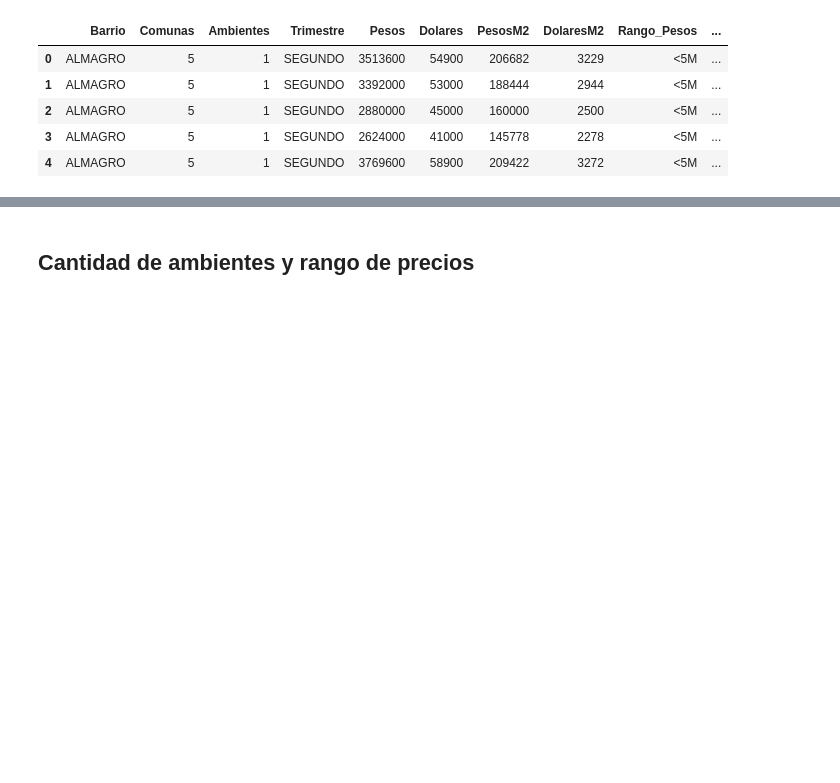
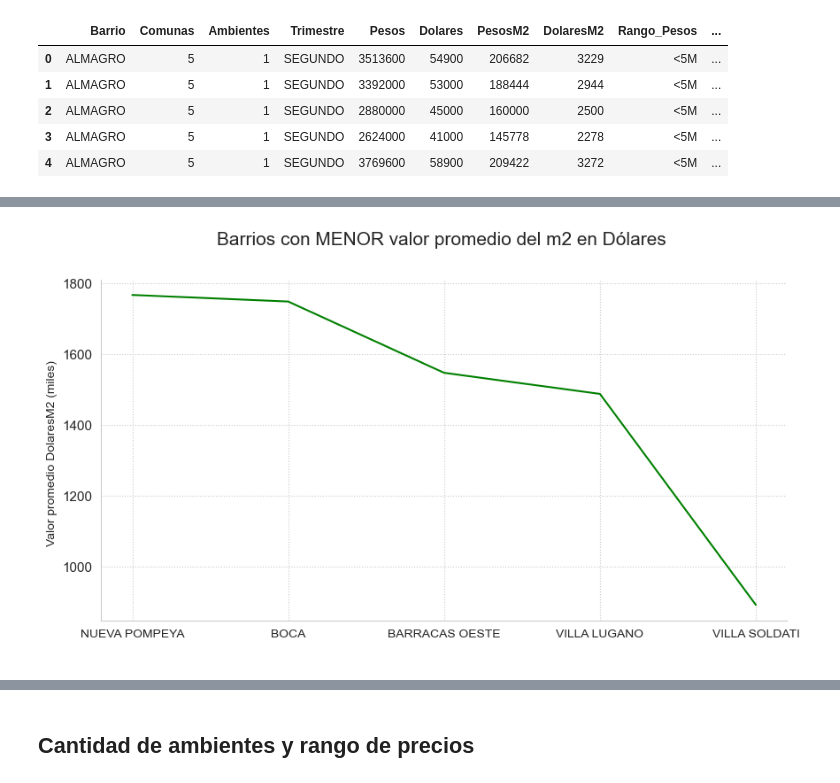
Before and after one commit to tami-pilla/DepartamentosAlquiler_Python, a Jupyter notebook: Análisis Exploratorio - Departamentos en Venta 2020.ipynb, the cells around one changed output, grey strips where cells are left out. Cells and saved outputs as stored; diff of their text form; code cells hidden in the pictures; blank space fills up the shorter version.

```diff
--- a/Análisis Exploratorio - Departamentos en Venta 2020.ipynb
+++ b/Análisis Exploratorio - Departamentos en Venta 2020.ipynb
@@ -64,17 +73,0 @@ top5_menor_prom_dM2_barrio
-# %%
-plt.figure(figsize=(10,5))
-sns.lineplot(y = top5_menor_prom_dM2_barrio['Barrio'],
-             x = top5_menor_prom_dM2_barrio['Promedio DolaresM2'],
-             color='green',
-             data = top5_menor_prom_dM2_barrio)
-
-plt.title('Top 5 de Barrios con menor valor promedio en Dolares por M2 ', y=1.08, fontdict={'size':14})
-plt.xticks(fontsize=11)
-plt.yticks(fontsize=10)
-plt.ylabel(' ')
-plt.xlabel('Valor promedio en DolaresM2 ')
-
-sns.despine()
-sns.set_style("darkgrid")
-#plt.grid()
-plt.show()
@@ -82,0 +74,5 @@ plt.show()
+# %%
+menor_promedio_dM2 = pd.DataFrame(data['DolaresM2'].groupby(data['Barrio'])
+                                         .mean().rename('Promedio DolaresM2')
+                                         .sort_values(ascending = False).reset_index()).tail(5)
+menor_promedio_dM2
@@ -82,0 +86,15 @@ plt.show()
+# %%
+plt.figure(figsize=(10,5))
+plt.title('Barrios con MENOR valor promedio del m2 en Dólares ', y=1.08, fontdict={'size':15})
+plt.xticks(fontsize=10)
+plt.yticks(fontsize=11)
+plt.ylabel('Valor promedio DolaresM2 (miles)  ')
+plt.xlabel(' ')
+
+sns.lineplot(x = menor_promedio_dM2['Barrio'], y = menor_promedio_dM2['Promedio DolaresM2'], color='green', data = menor_promedio_dM2)
+sns.set_style("whitegrid", {'grid.linestyle': ':'})
+sns.despine()
+
+plt.show()
+# %% [output]
+[figure, added]
```
Also changed, not shown: parts of 16 cells of this notebook, 1 other file.
